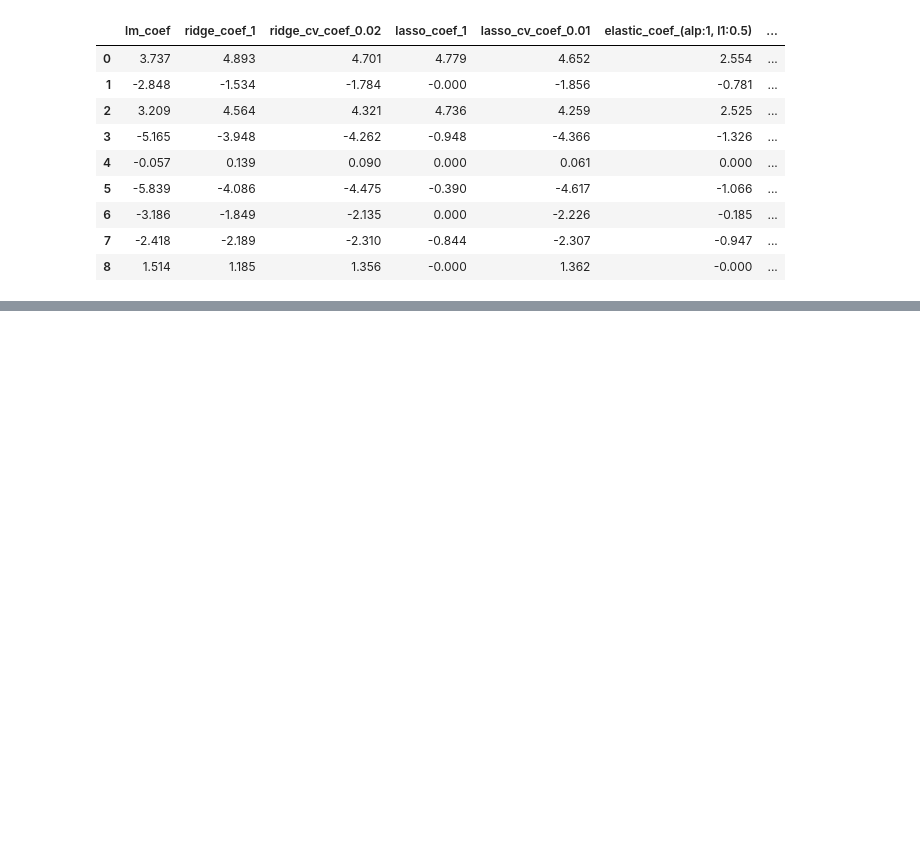
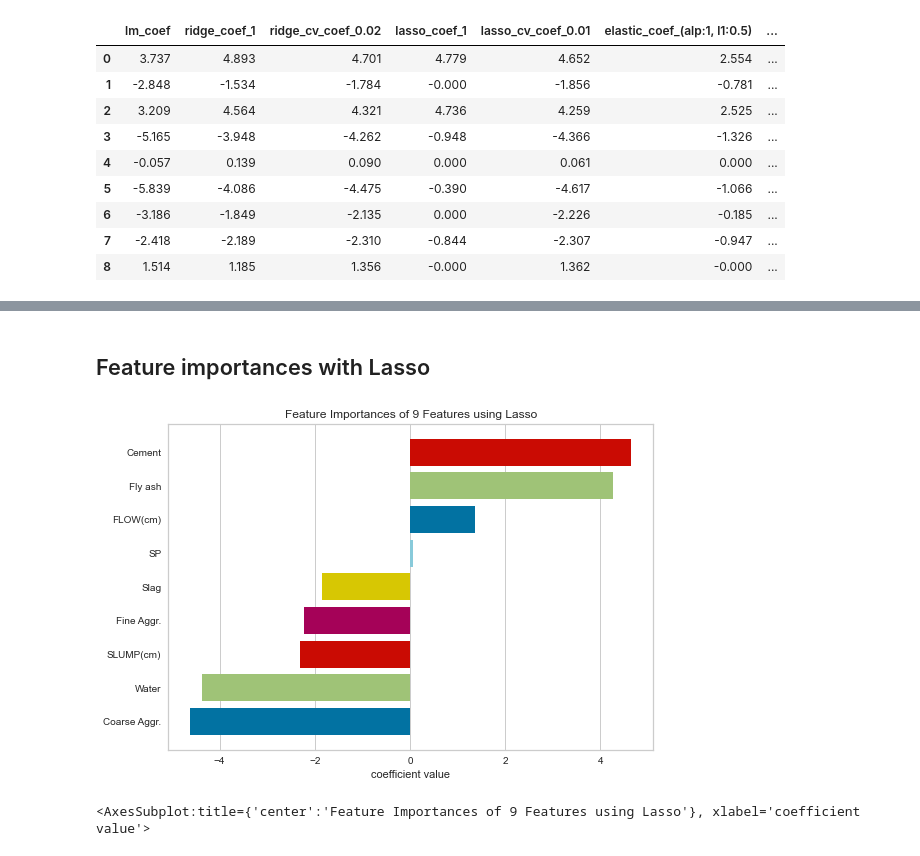
Before and after one commit to frkks/Data-Sc-ence, a Jupyter notebook: Machine Learning/Assigments/ML - Assigment-1 (Concrete Slump Test Prediction)(ML 1022 EU)/cement_slump_notebook.assignment1.ipynb, the cells around one changed output, grey strips where cells are left out. Drawn from its saved outputs; the diff is of its cells as text; code cells hidden in the pictures; blank space fills up the shorter version.

```diff
--- a/Machine Learning/Assigments/ML - Assigment-1 (Concrete Slump Test Prediction)(ML 1022 EU)/cement_slump_notebook.assignment1.ipynb
+++ b/Machine Learning/Assigments/ML - Assigment-1 (Concrete Slump Test Prediction)(ML 1022 EU)/cement_slump_notebook.assignment1.ipynb
@@ -775,0 +864,12 @@ pd.concat([lm_df, rm_df, rcm_df, lsm_df, lcm_df, em_df, ecm_df], axis = 1)
+# %% [markdown]
+## Feature importances with Lasso
+# %%
+from yellowbrick.model_selection import FeatureImportances
+
+model = Lasso(alpha=lasso_cv_model.alpha_)
+viz = FeatureImportances(model,labels=list(X.columns),relative=False)
+viz.fit(X_train_scaled,y_train)
+viz.show()
+# %% [output]
+[figure, added]
+<AxesSubplot:title={'center':'Feature Importances of 9 Features using Lasso'}, xlabel='coefficient value'>
```
Also changed, not shown: parts of 35 cells of this notebook, 2 other files.
